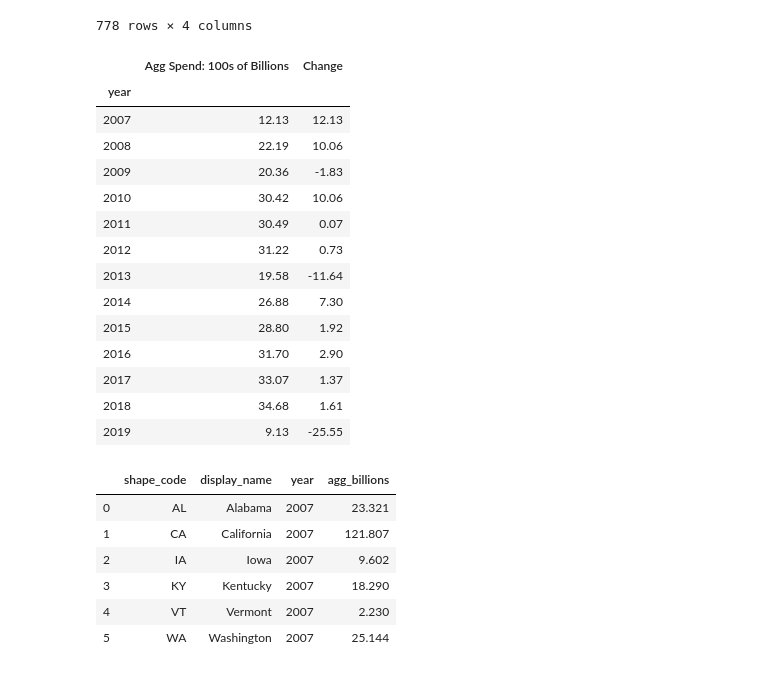
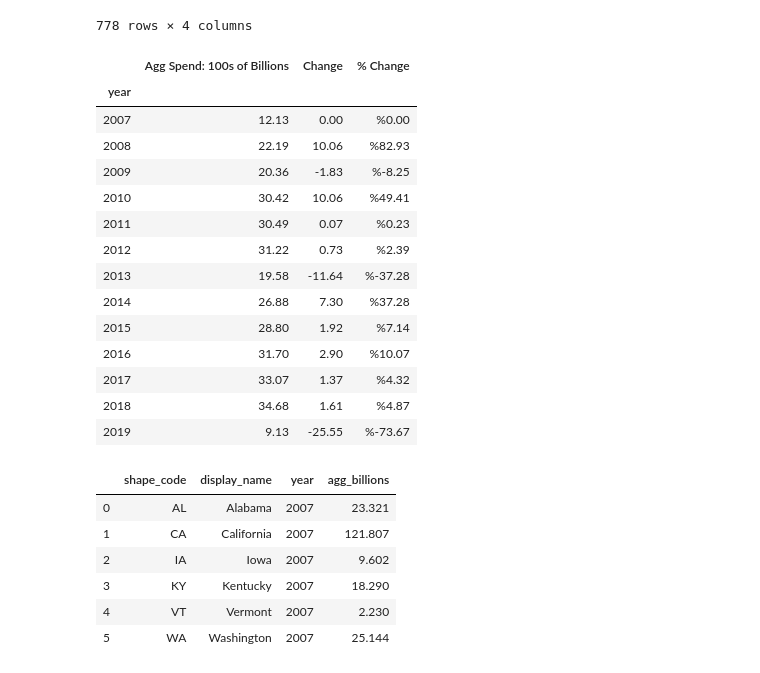
Before and after one commit to lukelukens/list_of_dicts, a Jupyter notebook: Spending_API.ipynb, the cells around one changed output. Drawn from its saved outputs; the diff is of its cells as text; code cells hidden in the pictures.

```diff
--- a/Spending_API.ipynb
+++ b/Spending_API.ipynb
@@ -16,7 +16,7 @@ responses = []
 headers={'Content-Type':'application/json'}
 
 #Removed because data not available before 2007: 2001, 2002, 2003, 2004, 2005, 2006.
-years = [2007, 2008, 2009, 2010, 2011, 2012, 2013, 2014, 2015, 2016, 2017, 2018, 2019, 2020]
+years = [2007, 2008, 2009, 2010, 2011, 2012, 2013, 2014, 2015, 2016, 2017, 2018, 2019]
 #Do change this, depending on the filters that you want to apply (refer to the documentation link above to understand the parameters and output)
 for year in years:
     body.append({
@@ -123,48 +123,49 @@ To retain the current behavior and silence the warning, pass 'sort=True'.
 # %%
 ################# Aggregate Spend Analysis #################
 year_group = agg_full.groupby("year")
 fed_spend=pd.DataFrame()
 fed_spend["Agg Spend: 100s of Billions"] = round(year_group["agg_billions"].sum()/100,2)
 
 counter = 0
 tracker = 0.0
 change = []
 perc_change = []
 
 for amount in fed_spend["Agg Spend: 100s of Billions"]:
+    if counter == 0:
+        change.append(0)
+        perc_change.append(0)
+
+        counter+=1
+        tracker = amount
+        continue
+
     change.append(amount - tracker)
-#     try:
-#         perc_change.append(round(tracker/change[counter]*100,2))
-#         counter+=1
-#     except ZeroDivisionError or ValueError:
-#         change.
-#         pass
+    perc_change.append(round(change[counter]/tracker*100,2))
+
+    counter+=1
     tracker = amount
 
 fed_spend["Change"] = change
-# fed_spend["% Change"] = perc_change
+fed_spend["% Change"] = perc_change
+fed_spend["% Change"]=fed_spend["% Change"].map('%{:,.2f}'.format)
 fed_spend
-
-# ax,fig=plt.plot(fed_spend)
-# fig.title("Aggregate Federal SPending at State Level in Hundred of Billions")
-
-# # ax.set_xlabels(fed_spend.index.values())
 # %% [output]
-|  | Agg Spend: 100s of Billions | Change |
-| year |  |  |
-| 2007 | 12.13 | 12.13 |
-| 2008 | 22.19 | 10.06 |
-| 2009 | 20.36 | -1.83 |
-| 2010 | 30.42 | 10.06 |
-| 2011 | 30.49 | 0.07 |
-| 2012 | 31.22 | 0.73 |
-| 2013 | 19.58 | -11.64 |
-| 2014 | 26.88 | 7.30 |
-| 2015 | 28.80 | 1.92 |
-| 2016 | 31.70 | 2.90 |
-| 2017 | 33.07 | 1.37 |
-| 2018 | 34.68 | 1.61 |
-| 2019 | 9.13 | -25.55 |
+|  | Agg Spend: 100s of Billions | Change | % Change |
+| year |  |  |  |
+| 2007 | 12.13 | 0.00 | %0.00 |
+| 2008 | 22.19 | 10.06 | %82.93 |
+| 2009 | 20.36 | -1.83 | %-8.25 |
+| 2010 | 30.42 | 10.06 | %49.41 |
+| 2011 | 30.49 | 0.07 | %0.23 |
+| 2012 | 31.22 | 0.73 | %2.39 |
+| 2013 | 19.58 | -11.64 | %-37.28 |
+| 2014 | 26.88 | 7.30 | %37.28 |
+| 2015 | 28.80 | 1.92 | %7.14 |
+| 2016 | 31.70 | 2.90 | %10.07 |
+| 2017 | 33.07 | 1.37 | %4.32 |
+| 2018 | 34.68 | 1.61 | %4.87 |
+| 2019 | 9.13 | -25.55 | %-73.67 |
 # %%
 ################# Call-Out States #################
 
```
